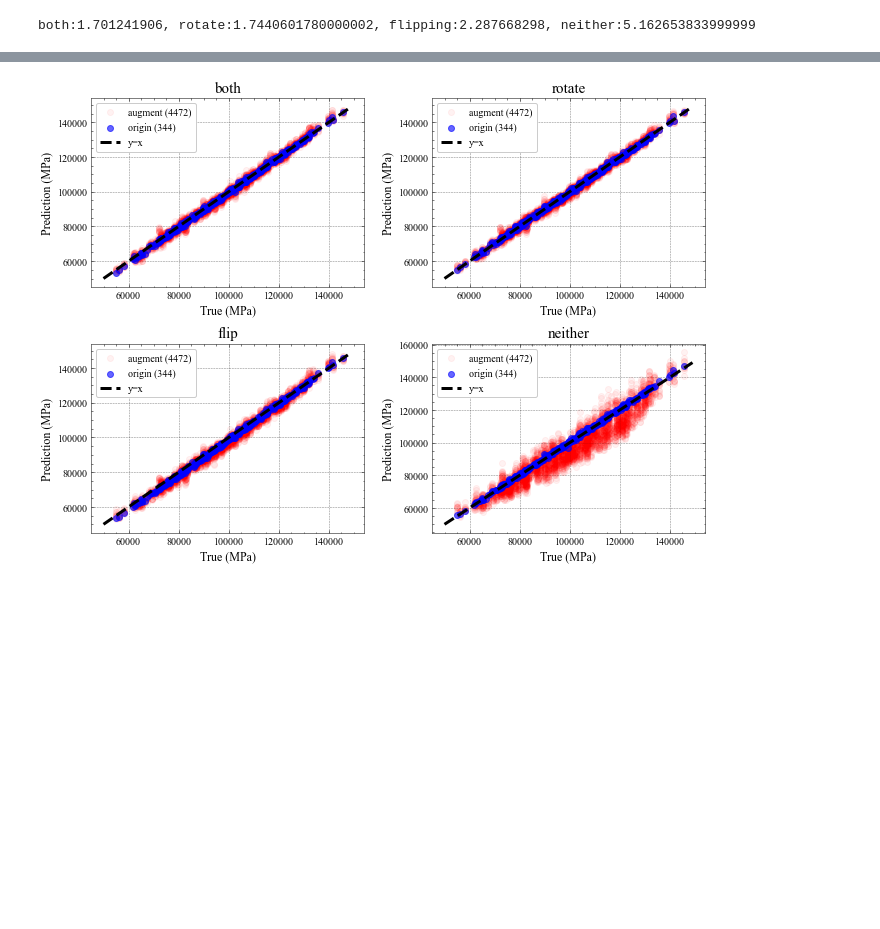
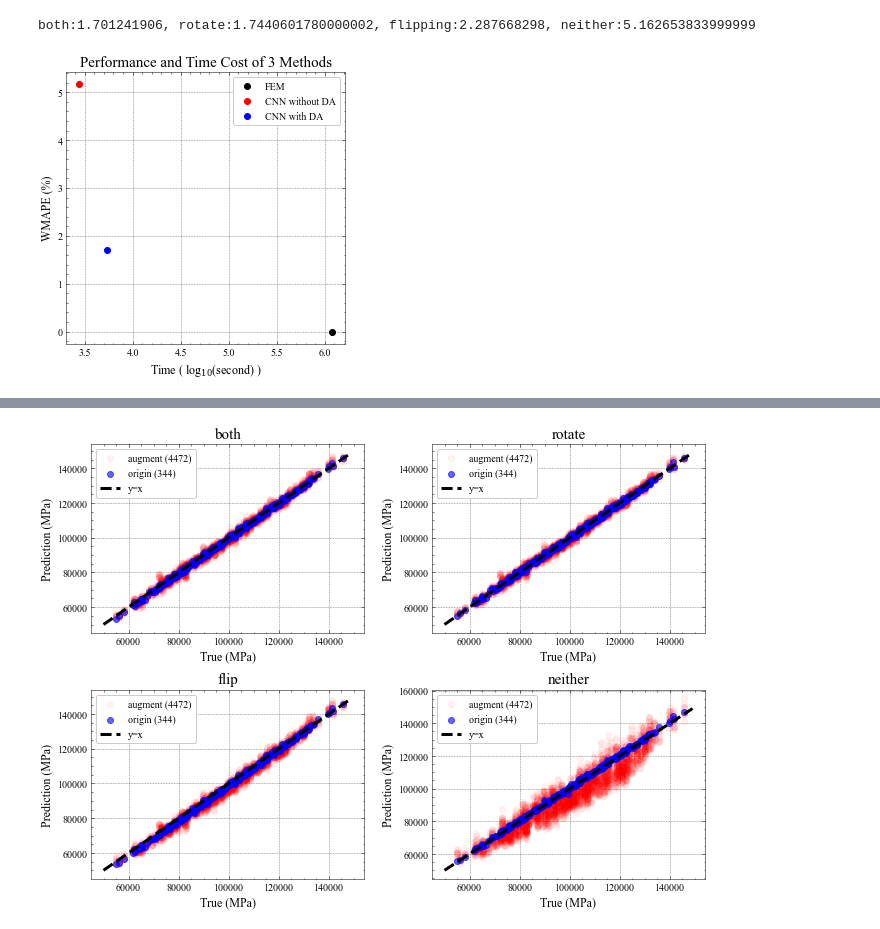
Before and after one commit to Diouo/Ni-YSZ_CNN, a Jupyter notebook: codes/rebuttal.ipynb, the cells around one changed output, grey strips where cells are left out. Cells and saved outputs as stored; diff of their text form; code cells hidden in the pictures; blank space fills up the shorter version.

```diff
--- a/codes/rebuttal.ipynb
+++ b/codes/rebuttal.ipynb
@@ -25,5 +33,20 @@ print("both:{}, rotate:{}, flipping:{}, neither:{}".format(both, rotate, flippin
 # %% [output]
 both:1.701241906, rotate:1.7440601780000002, flipping:2.287668298, neither:5.162653833999999
+# %%
+# question 2.7
+plt.figure(figsize=(5, 5))
+plt.scatter(np.log10(120e4), 0, c='k',label='FEM')
+plt.scatter(np.log10(2754), 5.163, c='r',label='CNN without DA')
+plt.scatter(np.log10(5407), 1.701, c='b',label='CNN with DA')
+
+plt.title('Performance and Time Cost of 3 Methods',fontsize=15)
+plt.xlabel(r'Time ( log$_{10}$(second) )',{'size':12})
+plt.ylabel('WMAPE (%)',{'size':12})
+plt.legend()
+
+plt.savefig("/home/guozy/Ni-YSZ_CNN/Figure_8.jpg", dpi=500)
+# %% [output]
+[figure, added]
 # %%
 # 数据预处理
 def process(train_y):
```
Also changed, not shown: parts of 6 cells of this notebook, 3 other files.
